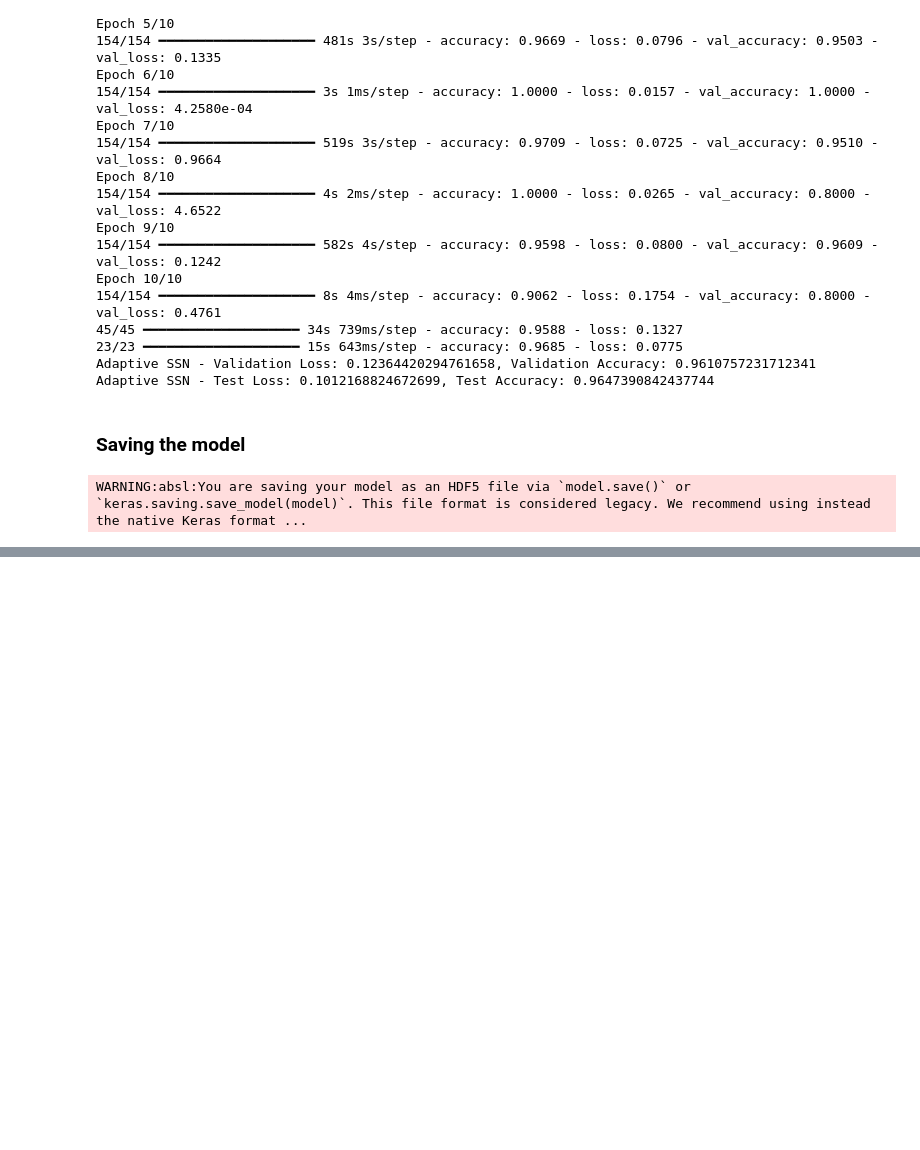
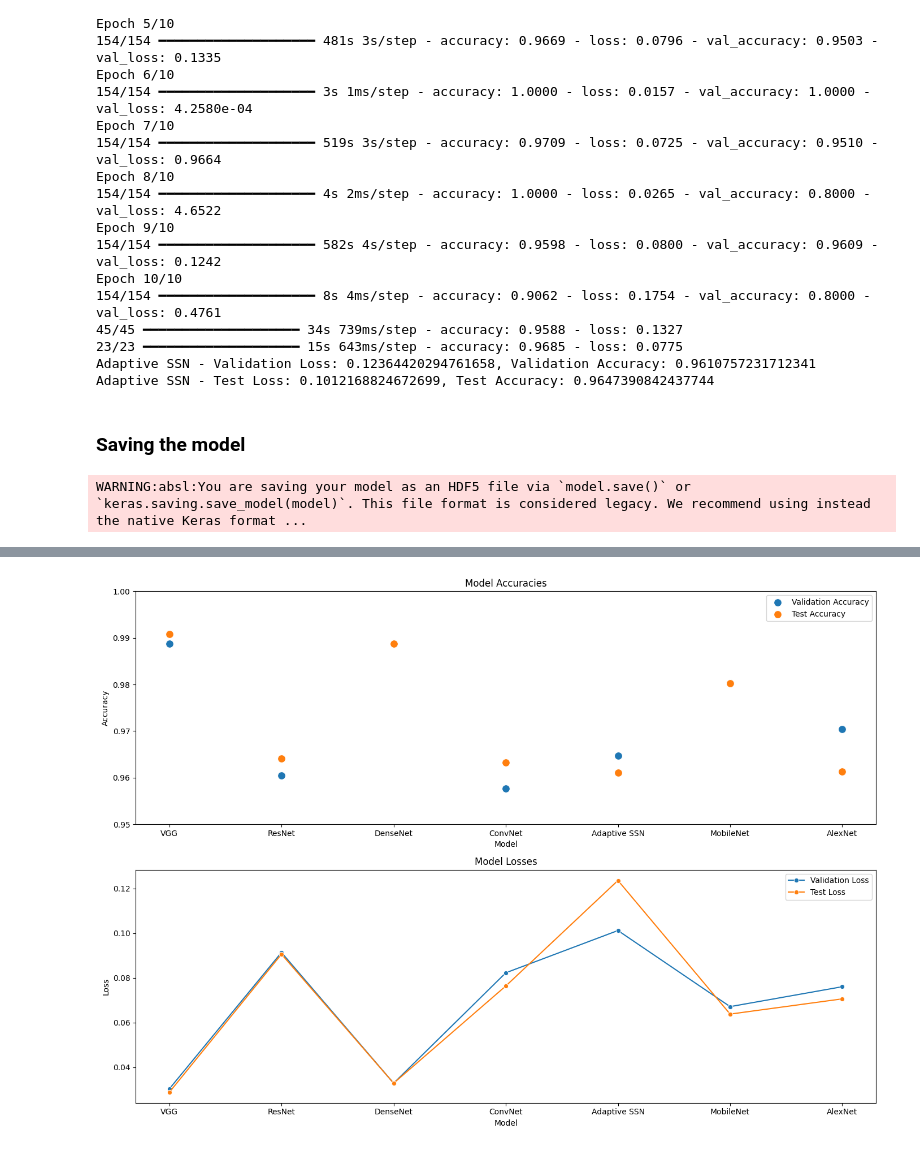
Before and after one commit to Realitylion/Rail-damage-detection, a Jupyter notebook: dmgDetection.ipynb, the cells around one changed output, grey strips where cells are left out. Cells and saved outputs as stored; diff of their text form; code cells hidden in the pictures; blank space fills up the shorter version.

```diff
--- a/dmgDetection.ipynb
+++ b/dmgDetection.ipynb
@@ -471,0 +621,39 @@ WARNING:absl:You are saving your model as an HDF5 file via `model.save()` or `ke
+# %%
+import matplotlib.pyplot as plt
+import seaborn as sns
+import pandas as pd
+
+# Create DataFrame
+data = {
+    "Model": model_names,
+    "Validation Accuracy": val_accuracies,
+    "Test Accuracy": test_accuracies,
+    "Validation Loss": val_losses,
+    "Test Loss": test_losses
+}
+df = pd.DataFrame(data)
+
+# Plotting
+plt.figure(figsize=(14, 10))
+
+# Scatter plot for accuracies
+plt.subplot(2, 1, 1)
+sns.scatterplot(x="Model", y="Validation Accuracy", data=df, s=100, label="Validation Accuracy")
+sns.scatterplot(x="Model", y="Test Accuracy", data=df, s=100, label="Test Accuracy")
+plt.title("Model Accuracies")
+plt.ylabel("Accuracy")
+plt.ylim(0.95, 1.0)
+plt.legend()
+
+# Line plot for losses
+plt.subplot(2, 1, 2)
+sns.lineplot(x="Model", y="Validation Loss", data=df, marker='o', label="Validation Loss")
+sns.lineplot(x="Model", y="Test Loss", data=df, marker='o', label="Test Loss")
+plt.title("Model Losses")
+plt.ylabel("Loss")
+plt.legend()
+
+plt.tight_layout()
+plt.show()
+# %% [output]
+[figure, added]
```
Also changed, not shown: parts of 6 cells of this notebook.
